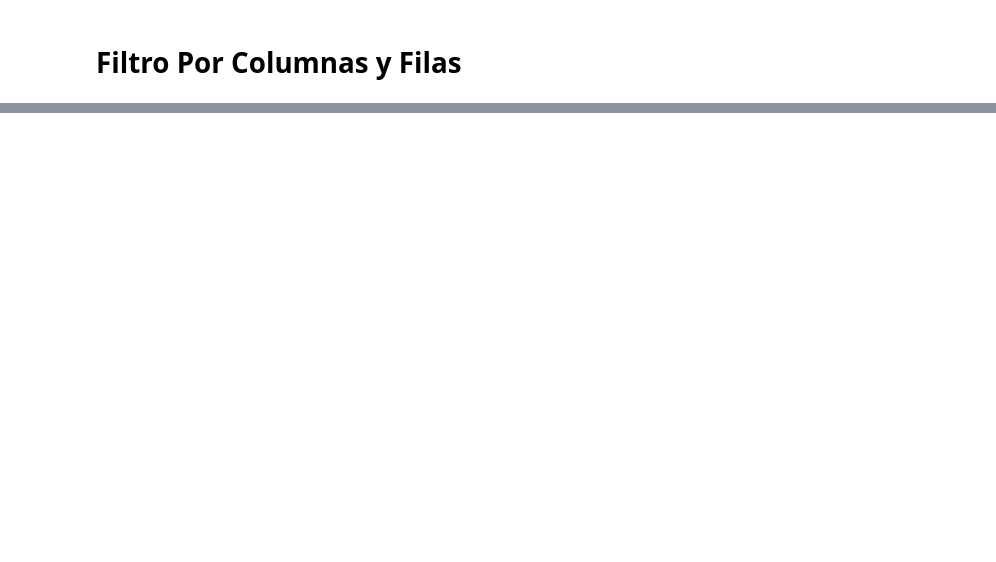
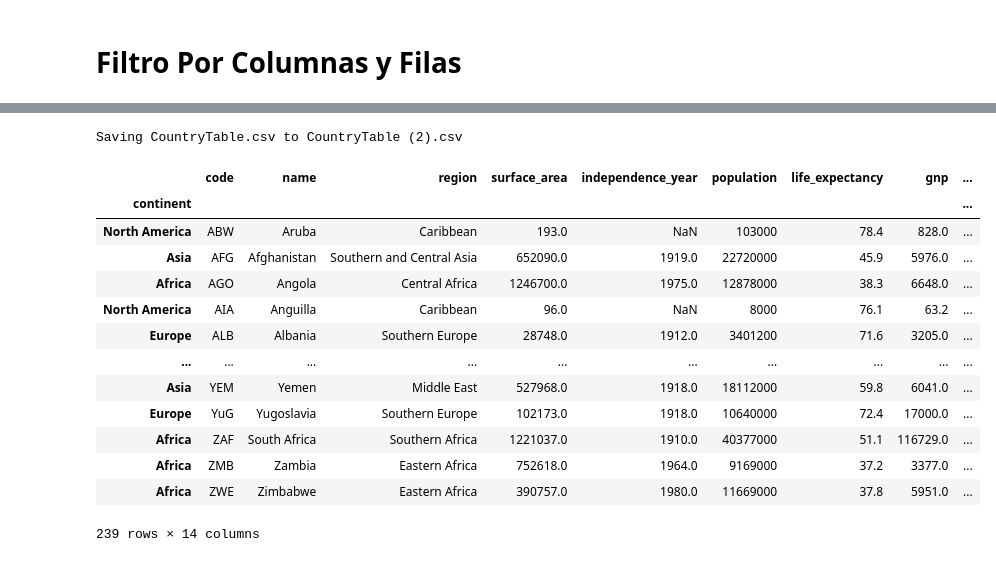
Before and after one commit to MiniomTarolero/Actividad-1-Extracci-n-de-datos-, a Jupyter notebook: CountryTable.ipynb, the cells around one changed output, grey strips where cells are left out. Drawn from its saved outputs; the diff is of its cells as text; code cells hidden in the pictures; blank space fills up the shorter version.

```diff
--- a/CountryTable.ipynb
+++ b/CountryTable.ipynb
@@ -194,3 +194,10 @@ files.download("filtroColumasNoConsecutivas.csv")
 [interactive output not drawn]
 # %% [markdown]
 # Filtro Por Columnas y Filas
+# %%
+#Paso 1:Leemos el contenido del archivo
+from google.colab import files
+uploaded=files.upload()
+df = pd.read_csv(io.BytesIO(uploaded['CountryTable.csv']), index_col=2)
+df
+# %% [output]
@@ -196,0 +205,15 @@ files.download("filtroColumasNoConsecutivas.csv")
+Saving CountryTable.csv to CountryTable (2).csv
+|  | code | name | region | surface_area | independence_year | population | life_expectancy | gnp | ... |
+| continent |  |  |  |  |  |  |  |  | ... |
+| North America | ABW | Aruba | Caribbean | 193.0 | NaN | 103000 | 78.4 | 828.0 | ... |
+| Asia | AFG | Afghanistan | Southern and Central Asia | 652090.0 | 1919.0 | 22720000 | 45.9 | 5976.0 | ... |
+| Africa | AGO | Angola | Central Africa | 1246700.0 | 1975.0 | 12878000 | 38.3 | 6648.0 | ... |
+| North America | AIA | Anguilla | Caribbean | 96.0 | NaN | 8000 | 76.1 | 63.2 | ... |
+| Europe | ALB | Albania | Southern Europe | 28748.0 | 1912.0 | 3401200 | 71.6 | 3205.0 | ... |
+| ... | ... | ... | ... | ... | ... | ... | ... | ... | ... |
+| Asia | YEM | Yemen | Middle East | 527968.0 | 1918.0 | 18112000 | 59.8 | 6041.0 | ... |
+| Europe | YuG | Yugoslavia | Southern Europe | 102173.0 | 1918.0 | 10640000 | 72.4 | 17000.0 | ... |
+| Africa | ZAF | South Africa | Southern Africa | 1221037.0 | 1910.0 | 40377000 | 51.1 | 116729.0 | ... |
+| Africa | ZMB | Zambia | Eastern Africa | 752618.0 | 1964.0 | 9169000 | 37.2 | 3377.0 | ... |
+| Africa | ZWE | Zimbabwe | Eastern Africa | 390757.0 | 1980.0 | 11669000 | 37.8 | 5951.0 | ... |
+239 rows × 14 columns
```
Also changed, not shown: parts of 33 cells of this notebook.
